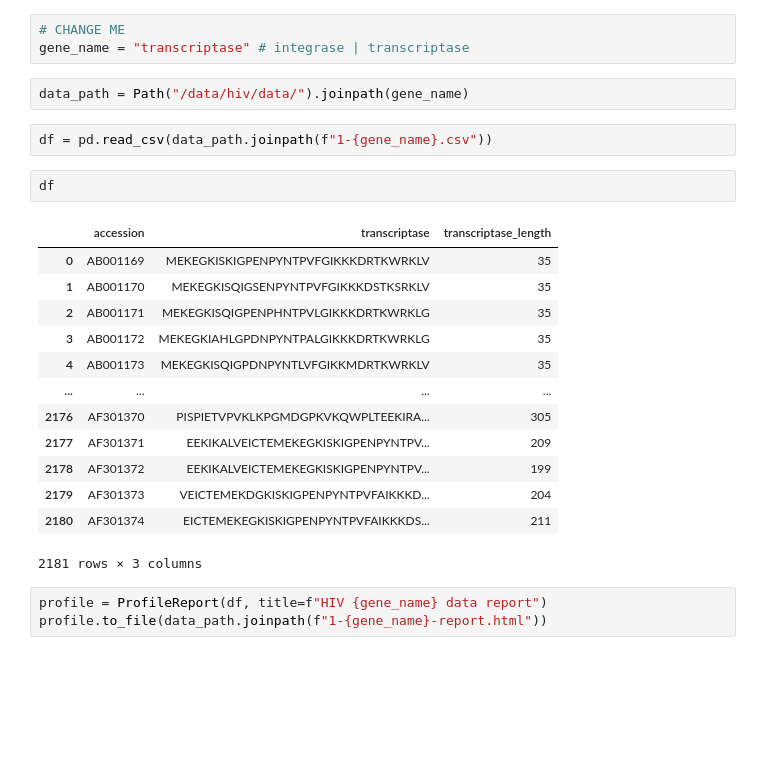
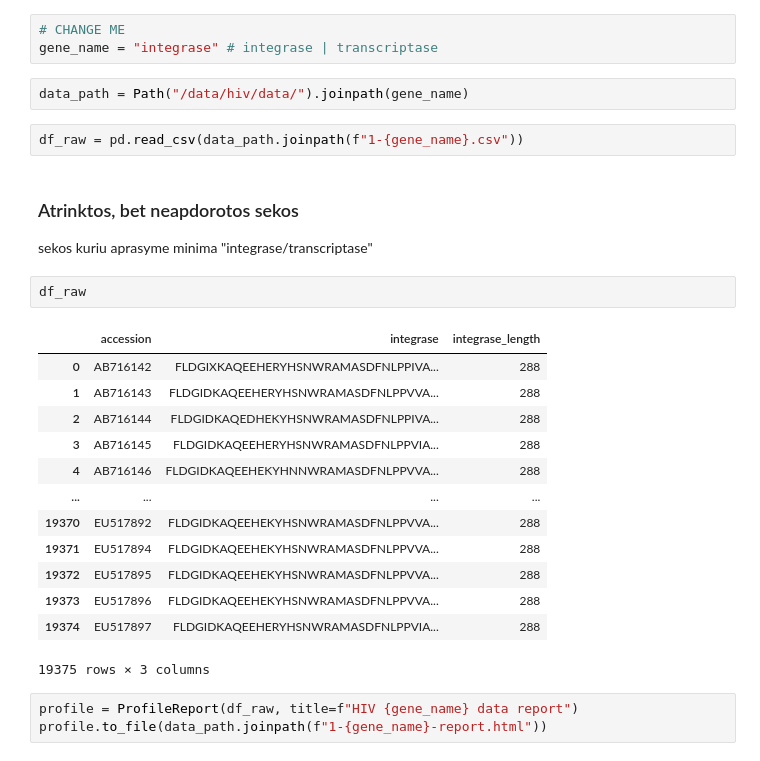
Before and after one commit to Covid-genetikai/hiv, a Jupyter notebook: 2-analyse.ipynb, the cells around one changed output. Saved outputs shown, nothing was run; the diff lists cells and outputs as text; blank space fills up the shorter version.

```diff
--- a/2-analyse.ipynb
+++ b/2-analyse.ipynb
@@ -6,27 +6,30 @@ from pandas_profiling import ProfileReport
 from pathlib import Path
 # %%
 # CHANGE ME
-gene_name = "transcriptase" # integrase | transcriptase
+gene_name = "integrase" # integrase | transcriptase
 # %%
 data_path = Path("/data/hiv/data/").joinpath(gene_name)
 # %%
-df = pd.read_csv(data_path.joinpath(f"1-{gene_name}.csv"))
+df_raw = pd.read_csv(data_path.joinpath(f"1-{gene_name}.csv"))
+# %% [markdown]
+### Atrinktos, bet neapdorotos sekos
+sekos kuriu aprasyme minima "integrase/transcriptase"
 # %%
-df
+df_raw
 # %% [output]
-|  | accession | transcriptase | transcriptase_length |
-| 0 | AB001169 | MEKEGKISKIGPENPYNTPVFGIKKKDRTKWRKLV | 35 |
-| 1 | AB001170 | MEKEGKISQIGSENPYNTPVFGIKKKDSTKSRKLV | 35 |
-| 2 | AB001171 | MEKEGKISQIGPENPHNTPVLGIKKKDRTKWRKLG | 35 |
-| 3 | AB001172 | MEKEGKIAHLGPDNPYNTPALGIKKKDRTKWRKLG | 35 |
-| 4 | AB001173 | MEKEGKISQIGPDNPYNTLVFGIKKMDRTKWRKLV | 35 |
+|  | accession | integrase | integrase_length |
+| 0 | AB716142 | FLDGIXKAQEEHERYHSNWRAMASDFNLPPIVA... | 288 |
+| 1 | AB716143 | FLDGIDKAQEEHERYHSNWRAMASDFNLPPVVA... | 288 |
+| 2 | AB716144 | FLDGIDKAQEDHEKYHSNWRAMASDFNLPPIVA... | 288 |
+| 3 | AB716145 | FLDGIDKAQEEHERYHSNWRAMASDFNLPPVIA... | 288 |
+| 4 | AB716146 | FLDGIDKAQEEHEKYHNNWRAMASDFNLPPVVA... | 288 |
 | ... | ... | ... | ... |
-| 2176 | AF301370 | PISPIETVPVKLKPGMDGPKVKQWPLTEEKIRA... | 305 |
-| 2177 | AF301371 | EEKIKALVEICTEMEKEGKISKIGPENPYNTPV... | 209 |
-| 2178 | AF301372 | EEKIKALVEICTEMEKEGKISKIGPENPYNTPV... | 199 |
-| 2179 | AF301373 | VEICTEMEKDGKISKIGPENPYNTPVFAIKKKD... | 204 |
-| 2180 | AF301374 | EICTEMEKEGKISKIGPENPYNTPVFAIKKKDS... | 211 |
+| 19370 | EU517892 | FLDGIDKAQEEHEKYHSNWRAMASDFNLPPVVA... | 288 |
+| 19371 | EU517894 | FLDGIDKAQEEHEKYHSNWRAMASDFNLPPVVA... | 288 |
+| 19372 | EU517895 | FLDGIDKAQEEHEKYHSNWRAMASDFNLPPVVA... | 288 |
+| 19373 | EU517896 | FLDGIDKAQEEHEKYHSNWRAMASDFNLPPVVA... | 288 |
+| 19374 | EU517897 | FLDGIDKAQEEHERYHSNWRAMASDFNLPPVIA... | 288 |
-2181 rows × 3 columns
+19375 rows × 3 columns
 # %%
-profile = ProfileReport(df, title=f"HIV {gene_name} data report")
+profile = ProfileReport(df_raw, title=f"HIV {gene_name} data report")
 profile.to_file(data_path.joinpath(f"1-{gene_name}-report.html"))
```
Also changed, not shown: parts of 3 cells of this notebook, 7 other files.
